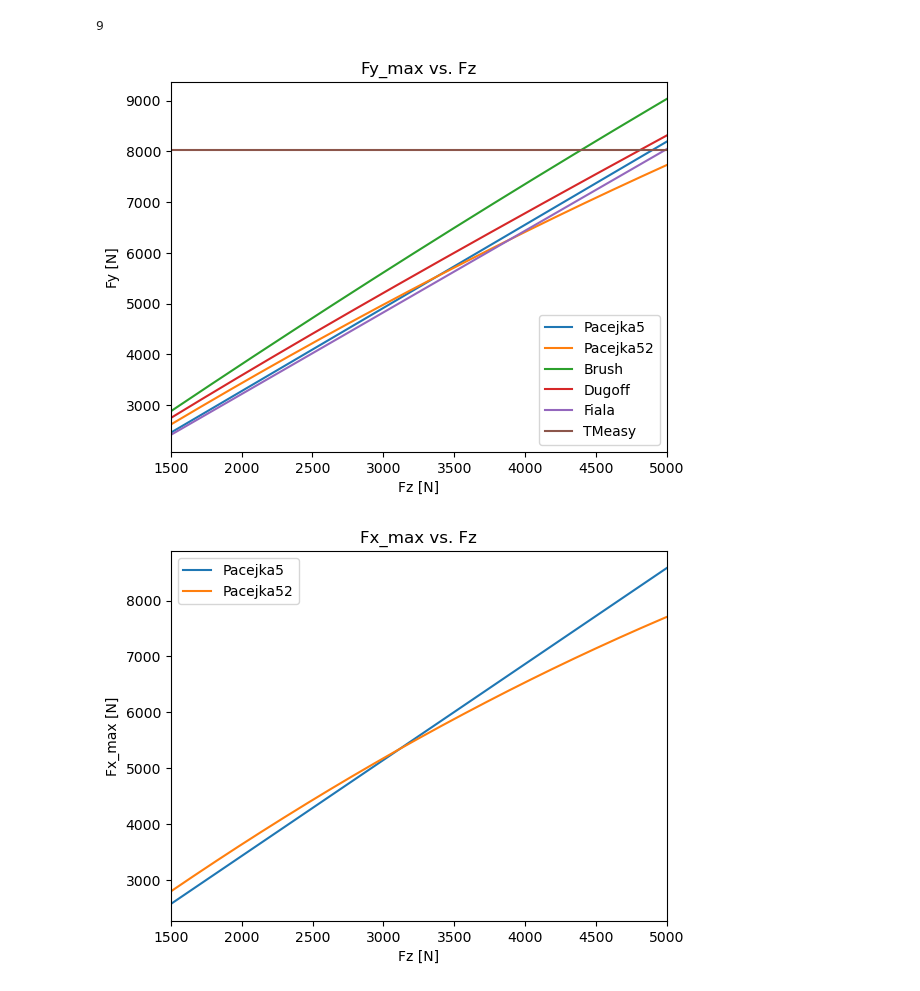
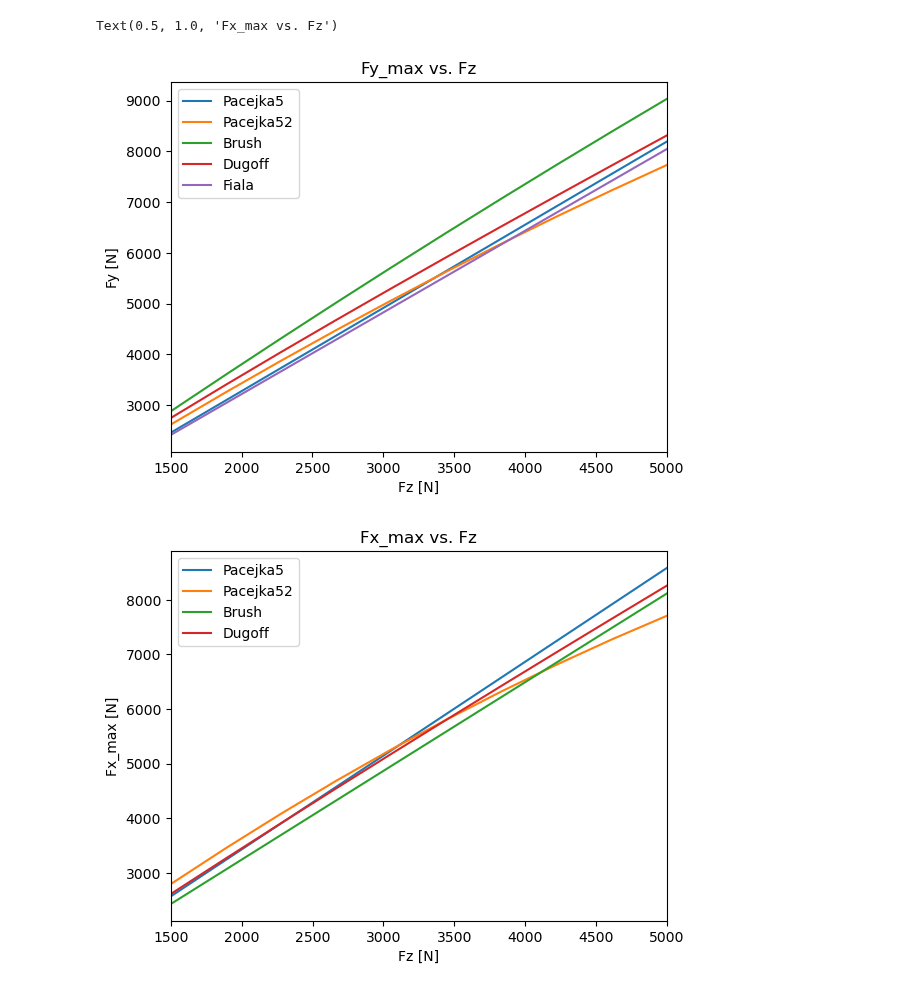
Before and after one commit to BenediktRuhland/SA-Tire-model, a Jupyter notebook: comparision/Fz_Vergleich.ipynb, the cells around one changed output. Saved outputs shown, nothing was run; the diff lists cells and outputs as text; code cells hidden in the pictures.

```diff
--- a/comparision/Fz_Vergleich.ipynb
+++ b/comparision/Fz_Vergleich.ipynb
@@ -72,53 +72,60 @@ for j in range(len(Fz)):
     Fy_max[j] = np.max(Fy)
 plt.plot(Fz,Fy_max, label = "Fiala")
 
-
-DFY = 1.23377206e+05
-FSY = 8.03274447e+03
-SMY = 1.30480776e-01
-SSY = -6.02817710e-01
-SMX = 1.41762125e+03
-FMY = np.linspace(1500,5000,iter)
-j=0
-Fy_max = np.zeros(len(Fz))
-for j in range(len(Fz)):
-    Fy = tm.calcFY(Sx, Sy, DFY, FMY[j], FSY, SMY, SSY,SMX)
-    Fy_max[j] = np.max(Fy)
-plt.plot(Fz,Fy_max, label = "TMeasy")
-
-
 plt.xlabel("Fz [N]")
 plt.ylabel("Fy [N]")
 plt.xlim(1500,5000)
 plt.legend()
 plt.title("Fy_max vs. Fz")
 #Fx vs. Fz
 
 j = 0
 plt.figure(2)
 Fx_max = np.zeros(len(Fz))
 for j in range(0,len(Fz)):
     Fx = pa52.Pacejka5_long(Sx,Fz[j])
     Fx_max[j] = np.max(Fx)
 plt.plot(Fz,Fx_max, label = "Pacejka5")
 
 j = 0
 Fx_max = np.zeros(len(Fz))
 for j in range(0,len(Fz)):
     Fx = pa52.Pacejka52_long(Fz[j],Sx,IA,Fz0)[0]
     Fx_max[j] = np.max(Fx)
 plt.plot(Fz,Fx_max, label = "Pacejka52")
 
+
+mu_long  = 1.62344260e+00
+kt_long  = 3.63683914e+06
+lam_long = 3.10083340e-02
+j=0
+Fx_max = np.zeros(len(Fz))
+Sx_br = np.linspace(0,1,iter)
+for j in range(len(Fz)):
+    Fx = br.brush_long(Sx_br,Fz[j],mu_long,kt_long,lam_long)
+    Fx_max[j] = np.max(Fx)
+plt.plot(Fz,Fx_max, label = "Brush")
+
+Cs = 1.54528498e+05
+Ca = -1.96810483e+01
+mu = 1.25090001e+00
+j=0
+Fx_max = np.zeros(len(Fz))
+for j in range(len(Fz)):
+    Fx = du.dugoff_long(Sx,Sy,Fz[j],Cs,Ca,mu)
+    Fx_max[j] = np.max(Fx)
+plt.plot(Fz,Fx_max, label = "Dugoff")
+
+
 plt.xlabel("Fz [N]")
 plt.ylabel("Fx_max [N]")
 plt.xlim(1500,5000)
 plt.legend()
 plt.title("Fx_max vs. Fz")
-9
 # %% [output]
-9
+Text(0.5, 1.0, 'Fx_max vs. Fz')
-[figure, old version]
+[figure, new version]
-[figure, old version]
+[figure, new version]
 # %%
 j = 0
 plt.figure(1)
```
Also changed, not shown: parts of 3 cells of this notebook, 2 other files.
